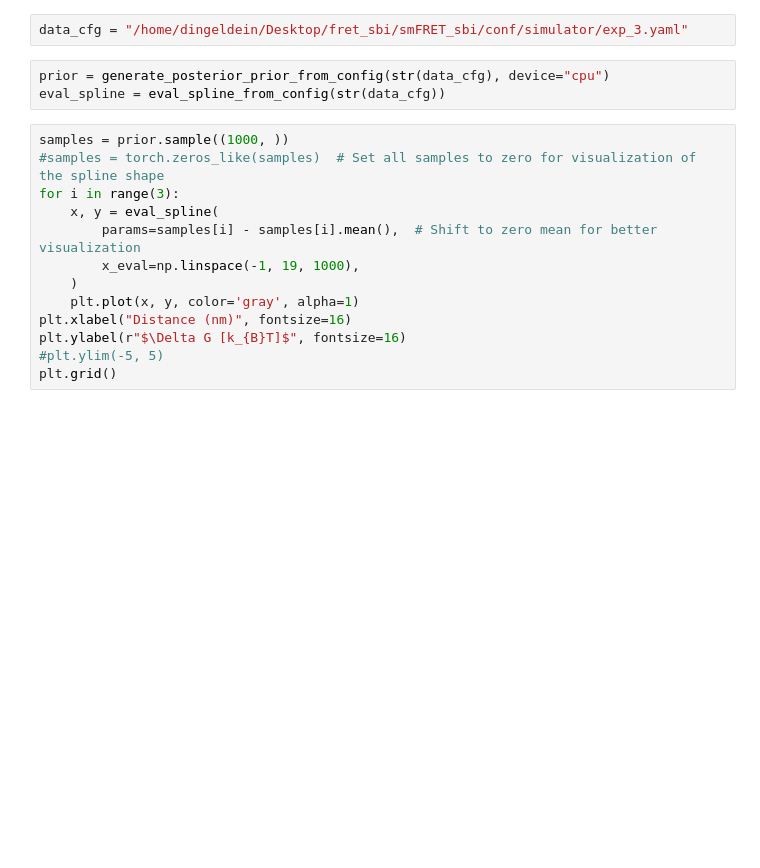
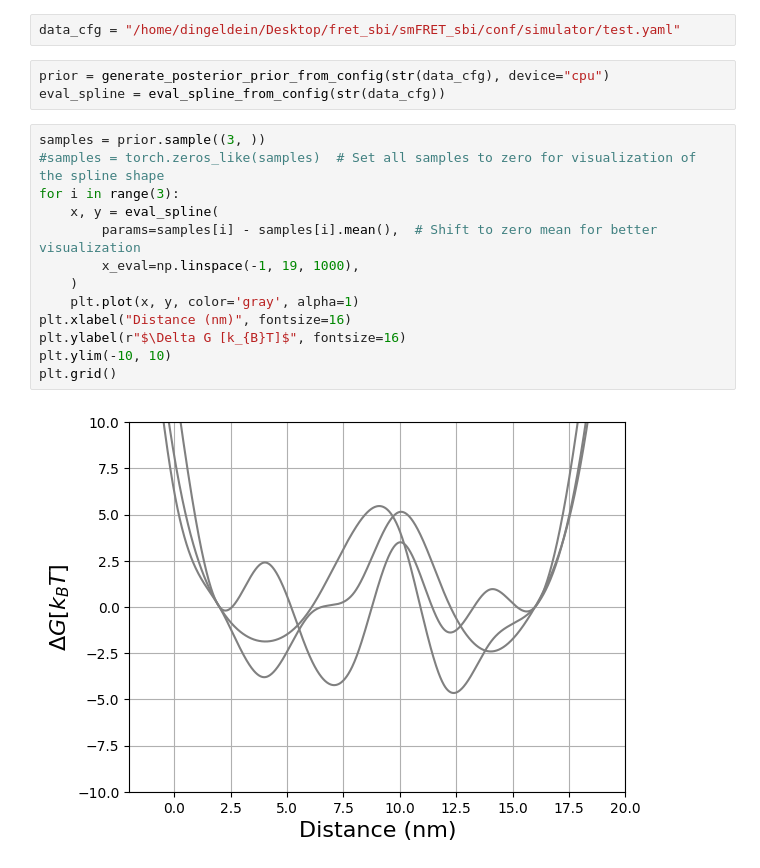
Before and after one commit to covinolab/smFRET_sbi, a Jupyter notebook: analysis/setup_prior.ipynb, the cells around one changed output. Drawn from its saved outputs; the diff is of its cells as text; blank space fills up the shorter version.

```diff
--- a/analysis/setup_prior.ipynb
+++ b/analysis/setup_prior.ipynb
@@ -21,20 +24,22 @@ from simulator import smFRET_simulator_wrapper_from_config
 from priors import generate_posterior_prior_from_config
 from utils import eval_spline_from_config
 # %%
-data_cfg = "/home/dingeldein/Desktop/fret_sbi/smFRET_sbi/conf/simulator/exp_3.yaml"
+data_cfg = "/home/dingeldein/Desktop/fret_sbi/smFRET_sbi/conf/simulator/test.yaml"
 # %%
 prior = generate_posterior_prior_from_config(str(data_cfg), device="cpu")
 eval_spline = eval_spline_from_config(str(data_cfg))
 # %%
-samples = prior.sample((1000, ))
+samples = prior.sample((3, ))
 #samples = torch.zeros_like(samples)  # Set all samples to zero for visualization of the spline shape
 for i in range(3):
     x, y = eval_spline(
         params=samples[i] - samples[i].mean(),  # Shift to zero mean for better visualization
         x_eval=np.linspace(-1, 19, 1000),
     )
     plt.plot(x, y, color='gray', alpha=1)
 plt.xlabel("Distance (nm)", fontsize=16)
 plt.ylabel(r"$\Delta G [k_{B}T]$", fontsize=16)
-#plt.ylim(-5, 5)
+plt.ylim(-10, 10)
 plt.grid()
+# %% [output]
+[figure, added]
```
Also changed, not shown: parts of 1 cell of this notebook, 12 other files.
